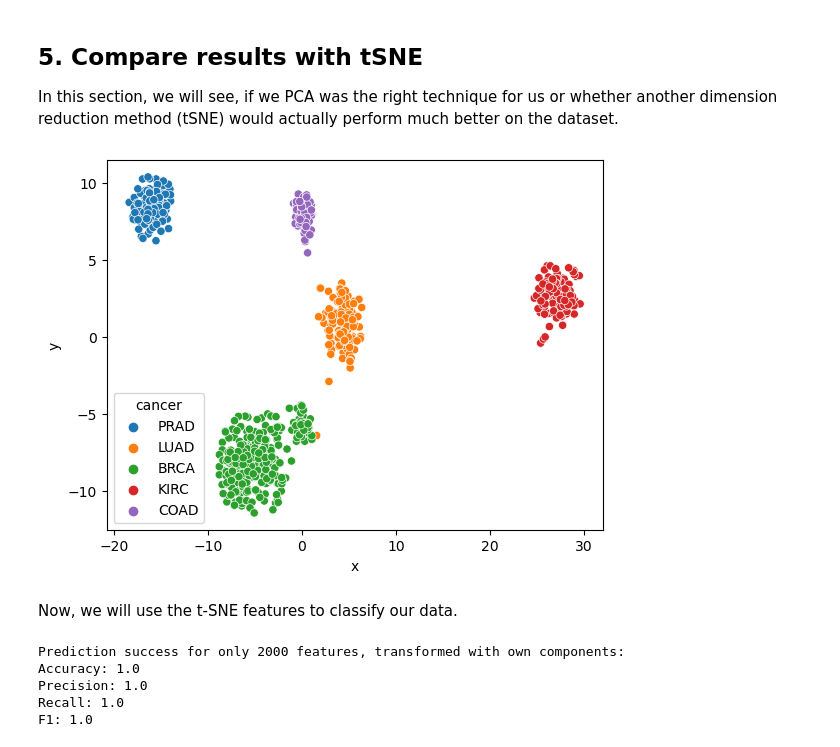
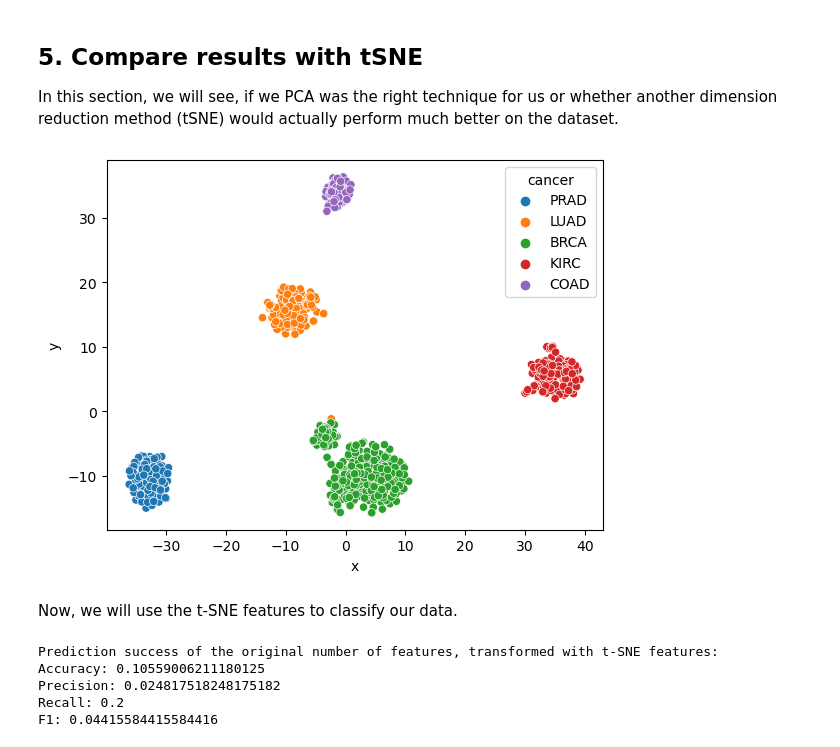
Before and after one commit to fmi08icds/Groupwork, a Jupyter notebook: Group5/final_results.ipynb, the cells around one changed output. Drawn from its saved outputs; the diff is of its cells as text; code cells hidden in the pictures.

Commit message:
Fixed classification with tsne

```diff
--- a/Group5/final_results.ipynb
+++ b/Group5/final_results.ipynb
@@ -492,59 +492,64 @@ plt.show()
 In this section, we will see, if we PCA was the right technique for us or whether another dimension reduction method (tSNE) would actually perform much better on the dataset.
 # %%
 # Initiate t-SNE model
-tsne_model = TSNE(learning_rate=200, perplexity=100)
+tsne_model = TSNE(learning_rate=200, perplexity=50)
 tsne_data = df_unlabeled.copy()
 
 # t-SNE features are computed and a subset is printed
 tnse_features = tsne_model.fit_transform(tsne_data)
 
 # Two new columns 'x' and 'y' are added to the dataframe. They correspond to the t-SNE features.
 tsne_data['x'] = tnse_features[:,0]
 tsne_data['y'] = tnse_features[:,1]
 
 # The 'Class' column is added back to the dataframe under a new name 'cancer'
 tsne_data['cancer'] = df_labeled['Class']
 
 # The t-SNE features are plotted again, but this time the points are colored based on the 'cancer' class
 sns.scatterplot(x = 'x', y = 'y', hue = 'cancer', data = tsne_data)
 plt.show()
 # %% [output]
-[figure, old version]
+[figure, new version]
 # %% [markdown]
 Now, we will use the t-SNE features to classify our data.
 # %%
 # Initiate classifier
 classifier4 = DecisionTreeClassifier()
 
+# Split the transformed data set
 X = df_unlabeled
 y = df_labeled['Class']
+X_train, X_test, y_train, y_test = train_test_split(X, y, test_size=0.2, random_state=42)
 
-# Reduce data dimensionality using t-SNE
-tsne = TSNE(learning_rate=200, perplexity=100)
-X_tsne = tsne.fit_transform(X)
+# Train new t-SNE model with train/test split
+tsne_model = TSNE(learning_rate=200, perplexity=100)
+tsne_data = X_train.copy()
 
-# Split the transformed data set
-X_train, X_test, y_train, y_test = train_test_split(X_tsne, y, test_size=0.2, random_state=42)
+# t-SNE features are computed and a subset is printed
+tsne_features = tsne_model.fit_transform(tsne_data)
 
-# Train the classifier
-classifier4.fit(X_train, y_train)
+# Decision Tree with data transformed by t-SNE features
+classifier4.fit(tsne_features, y_train)
 
-# Make predictions on the test data
-y_pred = classifier4.predict(X_test)
+# predict test data using fitted pca
+tsne_data_test = X_test.copy()
+tsne_features_test = tsne_model.fit_transform(tsne_data_test)
 
-# Evaluating the accuracy, precision, recall, f1
-accuracy = accuracy_score(y_test, y_pred)
-precision = precision_score(y_test, y_pred, average='macro')
-recall = recall_score(y_test, y_pred, average='macro')
+predicted_y = classifier4.predict(tsne_features_test)
+
+# Evaluating the accuracy
+accuracy = accuracy_score(y_test, predicted_y)
+precision = precision_score(y_test, predicted_y, average='macro')
+recall = recall_score(y_test, predicted_y, average='macro')
 f1 = 2*precision*recall / (precision+recall)
-print("Prediction success for only 2000 features, transformed with own components:")
+print("Prediction success of the original number of features, transformed with t-SNE features:")
 print(f"Accuracy: {accuracy}")
 print(f"Precision: {precision}")
 print(f"Recall: {recall}")
 print(f"F1: {f1}")
 # %% [output]
-Prediction success for only 2000 features, transformed with own components:
-Accuracy: 1.0
-Precision: 1.0
-Recall: 1.0
-F1: 1.0
+Prediction success of the original number of features, transformed with t-SNE features:
+Accuracy: 0.10559006211180125
+Precision: 0.024817518248175182
+Recall: 0.2
+F1: 0.04415584415584416
```
Also changed, not shown: parts of 10 cells of this notebook.
